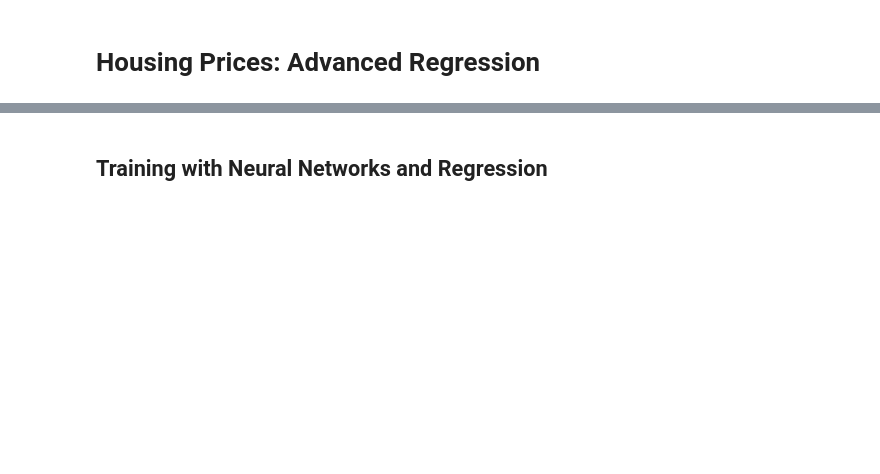
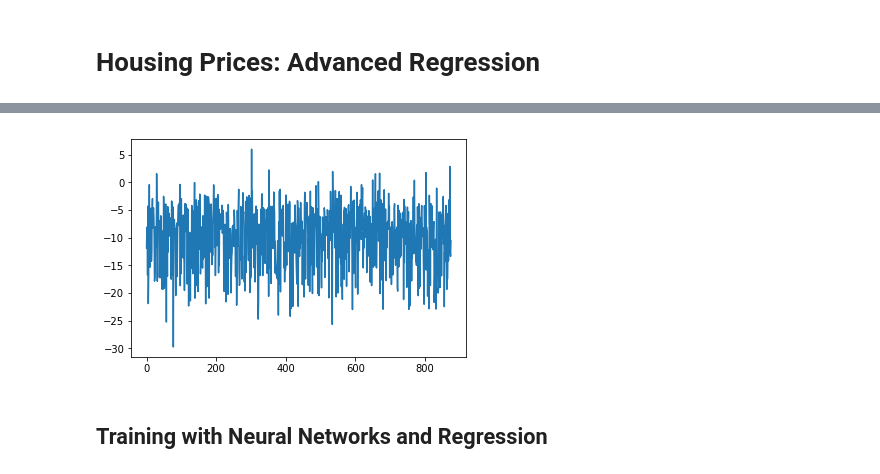
Before and after one commit to AparaV/kaggle-competitions, a Jupyter notebook: getting-started-house-prices/house_price_predictor.ipynb, the cells around one changed output, grey strips where cells are left out. Drawn from its saved outputs; the diff is of its cells as text; code cells hidden in the pictures; blank space fills up the shorter version.

```diff
--- a/getting-started-house-prices/house_price_predictor.ipynb
+++ b/getting-started-house-prices/house_price_predictor.ipynb
@@ -103,7 +118,7 @@ with graph.as_default():
     valid_prediction = tf.matmul(tf_valid_dataset, weights) + biases
     test_prediction = tf.matmul(tf_test_dataset, weights) + biases
 # %%
-num_steps = 100001
+num_steps = 10001
 
 def accuracy(prediction, labels):
     return ((prediction - labels) ** 2).mean(axis=None)
@@ -122,6 +137,7 @@ with tf.Session(graph=graph) as session:
             # just to get that one numpy array. Note that it recomputes all its graph
             # dependencies.
             print('Validation accuracy: %.1f%%' % accuracy(valid_prediction.eval(), y_valid))
-    print('Test accuracy: %.1f%%' % accuracy(test_prediction.eval(), y_test))
+        t_pred = test_prediction.eval()
+    print('Test accuracy: %.1f%%' % accuracy(t_pred, y_test))
 # %% [output]
 Initialized
@@ -139,2 +165,7 @@ KeyboardInterrupt:
+# %%
+plt.plot(predictions)
+plt.show()
+# %% [output]
+[figure, added]
 # %% [markdown]
 ## Training with Neural Networks and Regression
```
Also changed, not shown: parts of 6 cells of this notebook.
